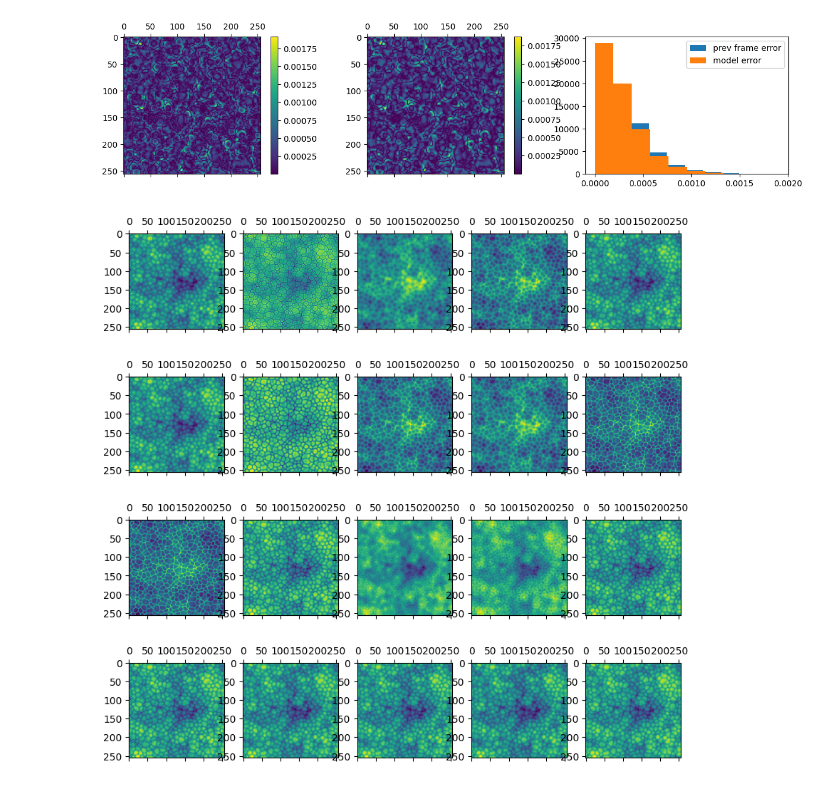
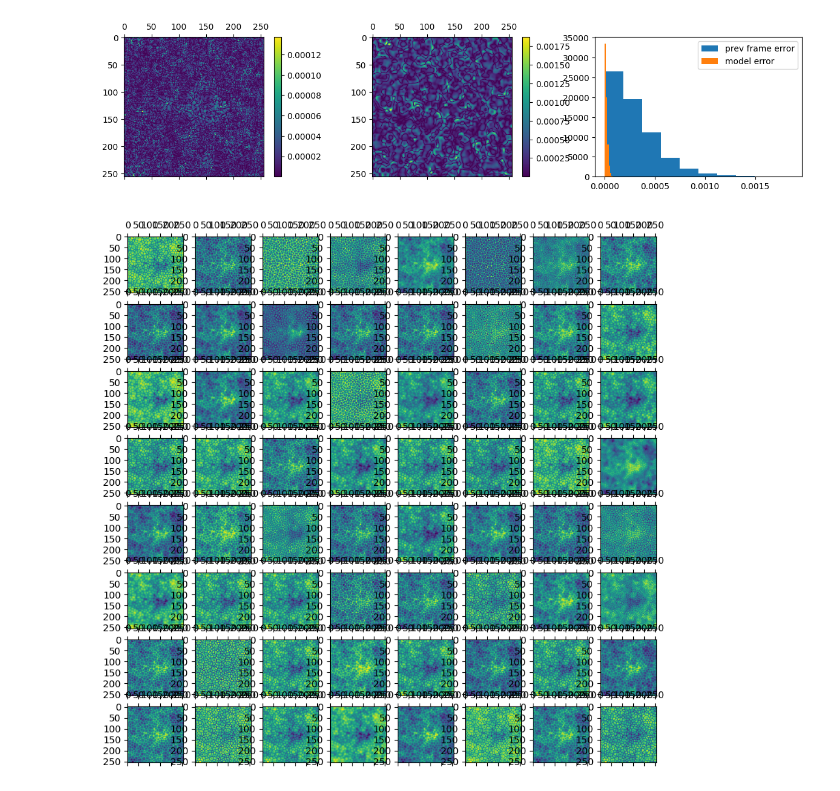
Before and after one commit to graps1/ELM-PDEs, a Jupyter notebook: ks2d/ks2d_dimensionless.ipynb, the cells around one changed output. Drawn from its saved outputs; the diff is of its cells as text; code cells hidden in the pictures.

Commit message:
laplace working now

```diff
--- a/ks2d/ks2d_dimensionless.ipynb
+++ b/ks2d/ks2d_dimensionless.ipynb
@@ -92,12 +92,12 @@ class PointwiseLinear(torch.nn.Module):
         X = X.transpose(1,-1) # shifts the channel axis to the last index
         X = X.reshape(-1,X.shape[-1]) # conflates the first few axes, except for input dimension
         Y = Y.transpose(1,-1).reshape(-1, 1) # shifts the channel axis to the last index
-        A = torch.linalg.lstsq(X, Y, driver="gelsd", rcond=1e-6).solution.transpose(0,1)
-        # A = torch.linalg.lstsq(X, Y).solution.transpose(0,1)
+        # A = torch.linalg.lstsq(X, Y, driver="gelsd", rcond=1e-6).solution.transpose(0,1)
+        A = torch.linalg.lstsq(X, Y, rcond=1e-8).solution.transpose(0,1)
         self.layer.weight.data = A
 
 class SymmetricConvolution(torch.nn.Module):
-    def __init__(self, channels): #, bc=[{"mode":"circular"}, {"mode":"circular"}]):
+    def __init__(self, nr_kernels):
         super().__init__()
 
         # hard-coded finite-difference kernels
@@ -107,20 +107,22 @@ class SymmetricConvolution(torch.nn.Module):
         # dxx = torch.tensor([-1/12, 4/3, -5/2, 4/3, -1/12]).double()
         # dxx = torch.tensor([1, -2, 1]).double()
 
-        # self.in_channels = in_channels
-        # self.out_dim = out_dim
-        self.extent = 2
+        self.extent = 1
         self.ks = 2*self.extent + 1 # dxx.shape[0]
-        self.channels = channels
+        self.nr_kernels = nr_kernels
         # self.conv_dx = torch.nn.Conv1d(1, 1, self.ks, bias=False).double()
         # self.conv_dx.weight.data = dx.view(1,1,self.ks)
         # self.conv_dxx = torch.nn.Conv1d(1, 1, self.ks, bias=False).double()
 
-        self.conv2d = torch.nn.Conv2d(self.channels, self.channels, self.ks, bias=False, groups=self.channels).double()
+        self.conv2d = torch.nn.Conv2d(self.nr_kernels, self.nr_kernels, self.ks, groups=self.nr_kernels, bias=False).double()
+        # print( self.conv2d.weight.data.shape )
         # self.conv2d.weight.data = make_invariant_kernels(self.channels, self.ks).unsqueeze(1).double()
 
-        laplace = torch.tensor([[0, 0, 0, 0, 0], [0, 0, 1, 0, 0], [0, 1, -4, 1, 0], [0, 0, 1, 0, 0], [0, 0, 0, 0, 0]]).double()
+        # laplace = torch.tensor([[1,1,1],[1,-8,1],[1,1,1]]).double()
+        laplace = torch.tensor([[1,2,1],[2,-12,2],[1,2,1]]).double() / 4
+        identity = torch.tensor([[0,0,0],[0,1,0],[0,0,0]]).double()
         self.conv2d.weight.data[0,0,:,:] = laplace
+        self.conv2d.weight.data[1,0,:,:] = identity
 
         # identity = torch.tensor([[0, 0, 0, 0, 0], [0, 0, 0, 0, 0], [0, 0, 1, 0, 0], [0, 0, 0, 0, 0], [0, 0, 0, 0, 0]], dtype=torch.double)
         # self.conv2d.weight.data[1,0,:,:] = identity
@@ -129,38 +131,36 @@ class SymmetricConvolution(torch.nn.Module):
         # X has shape: batch x channels x dim1 x dim2 x ...
         # computes a vector of size batch x channels x dim1 x dim2 x ...
         dims_shape = X.shape[2:]
+        new_dims_shape = torch.tensor(dims_shape) - 2*self.extent
         assert len(dims_shape) == 2, "other dimension sizes not yet implemented"
-        L = self.conv2d(X)
-        return L
+        orig_channels = X.shape[1]
+        X = X.view(-1, self.nr_kernels, *dims_shape)
+        X = self.conv2d(X)
+        X = X.view(-1, orig_channels, *new_dims_shape)
+        return X
 
 class Model(torch.nn.Module):
-    def __init__(self, channels1=1, out1=15, channels2=1, out2=15, hidden=100, bc=None):
+    def __init__(self, out1=8, out2=16, hidden=64, bc=None):
         super().__init__()
-        self.channels1 = channels1
-        self.channels2 = channels2
         self.out1 = out1
         self.out2 = out2
         self.hidden = hidden
         self.bc = bc
 
         self.nl = torch.nn.Softplus()
-        # one building block
         self.block1 = torch.nn.Sequential(
-            PointwiseLinear(1, self.channels1),
-            SymmetricConvolution(self.channels1),
-            PointwiseLinear(self.channels1, self.out1),
+            SymmetricConvolution(nr_kernels=2),
+            PointwiseLinear(self.out1, self.out2),
             self.nl
         )
         self.block2 = torch.nn.Sequential(
-            PointwiseLinear(self.out1, self.channels2),
-            SymmetricConvolution(self.channels2),
-            PointwiseLinear(self.channels2, self.out2),
+            SymmetricConvolution(nr_kernels=2),
+            PointwiseLinear(self.out2, self.hidden),
             self.nl
         )
 
-        self.lin_hidden = PointwiseLinear(1+self.out1+self.out2, self.hidden)
         self.lin_out = PointwiseLinear(self.hidden, 1)
-        self.extent = self.block1[1].extent + self.block2[1].extent
+        self.extent = self.block1[0].extent + self.block2[0].extent
 
     def pad(self, X):
         for i in range(len(X.shape)-1):
@@ -169,21 +169,12 @@ class Model(torch.nn.Module):
 
     def phi(self, X):
         # X has shape: batch x dim1 x dim2 x ...
-        n_dims = len(X.shape[1:])
         X = self.pad(X)
         X = X.unsqueeze(1)
+        X = X.repeat(1, self.out1, *[1]*len(X.shape[2:]))
 
-        X_b1 = self.block1(X)
-        X_b2 = self.block2(X_b1)
-
-        for i in range(n_dims):
-            X = unpad(X, i+2, self.extent)
-        for i in range(n_dims):
-            X_b1 = unpad(X_b1, i+2, self.block2[1].extent)
-
-        X = torch.cat((X,X_b1,X_b2),dim=1)
-        X = self.lin_hidden(X)
-        X = self.nl(X)
+        X = self.block1(X)
+        X = self.block2(X)
         return X
 
     def forward(self, X):
@@ -194,35 +185,35 @@ class Model(torch.nn.Module):
 
 
 D = torch.tensor(np.load("ks2d2_short.npy"))
 maxval, minval = D.max(), D.min()
 normalize = lambda x: (x-minval)/(maxval-minval)
 denormalize = lambda x: x*(maxval-minval)+minval
 D = normalize(D)
 
 # boundary conditions used in training data
 BC_0 = { "mode": "circular", "val_left": None, "val_right": None }
 BC_1 = { "mode": "circular", "val_left": None, "val_right": None }
 
 k = 1
 X, Y = D[0,None,...], D[k,None,...]
-X_noisy = X # + torch.distributions.Normal(0, 1e-4).sample(X.shape)
+X_noisy = X + torch.distributions.Normal(0, 1e-5).sample(X.shape)
 Y_noisy = Y # + torch.distributions.Normal(0, 1e-3).sample(Y.shape)
 model = Model(bc=[BC_0, BC_1])
 # model.train(X,Y)
 model.train(X_noisy, Y_noisy)
 
 err = (model(X) - D[k,None,:,:])[0,:,:].abs().cpu()
 prev_frame_error = (X - D[k,None,:,:])[0,:,:].abs().cpu()
 
 fig, ax = plt.subplots(1,3,figsize=(15,3))
 plt.colorbar(ax[0].matshow(err))
 plt.colorbar(ax[1].matshow(prev_frame_error))
 ax[2].hist(prev_frame_error.flatten(),label="prev frame error")
 ax[2].hist(err.flatten(), label="model error")
 ax[2].legend()
 plt.show()
 # %% [output]
-[figure, old version]
+[figure, new version]
 # %%
 %matplotlib inline
 # %matplotlib qt
@@ -234,4 +225,4 @@ for i in range(lenx):
         ax[i][j].matshow( model.phi(X)[0,i*lenx+j,:,:].cpu().numpy() )
 plt.show()
 # %% [output]
-[figure, old version]
+[figure, new version]
```
Also changed, not shown: parts of 4 cells of this notebook.
